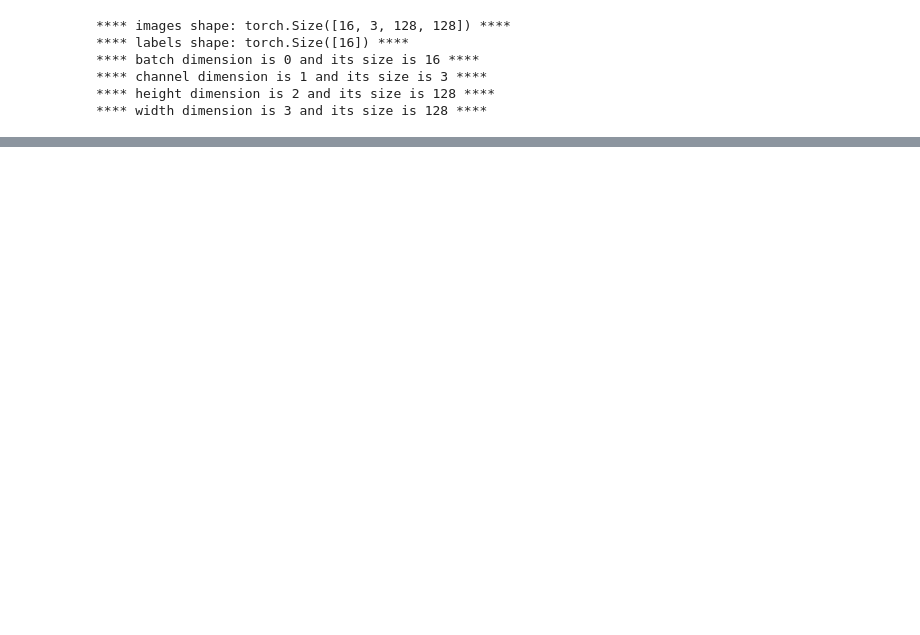
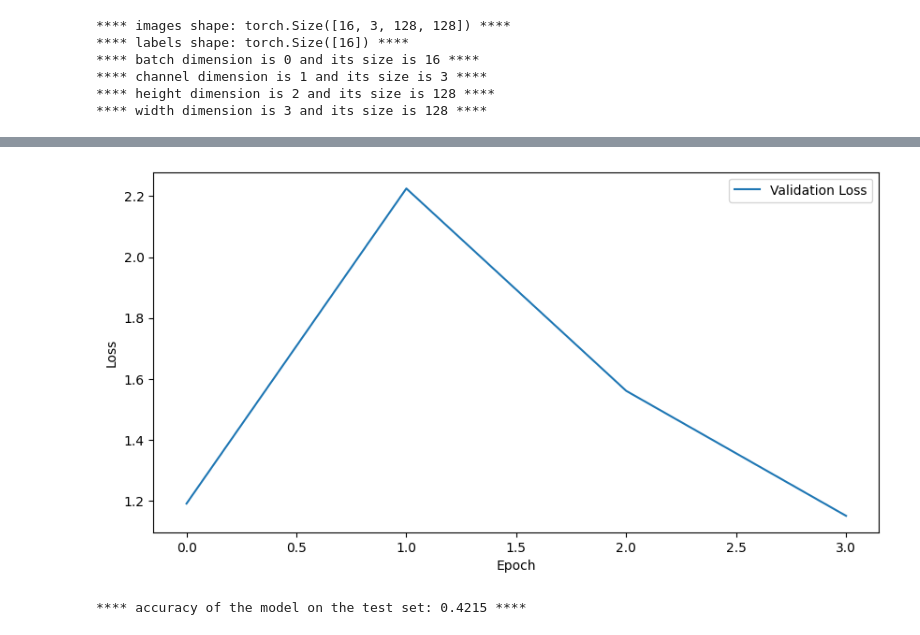
Before and after one commit to asuzukosi/deeplearning-reference, a Jupyter notebook: projects/alienclassifier/alien_dataset_test.ipynb, the cells around one changed output, grey strips where cells are left out. Drawn from its saved outputs; the diff is of its cells as text; code cells hidden in the pictures; blank space fills up the shorter version.

```diff
--- a/projects/alienclassifier/alien_dataset_test.ipynb
+++ b/projects/alienclassifier/alien_dataset_test.ipynb
@@ -106,0 +229,24 @@ print(f"**** width dimension is {width_dimension} and its size is {width_dimensi
+# %%
+plt.figure(figsize=(10, 5))
+plt.plot(val_losses, label='Validation Loss')
+plt.xlabel('Epoch')
+plt.ylabel('Loss')
+plt.legend()
+plt.show()
+# %% [output]
+[figure, added]
+# %%
+# calculate the accuracy of the model
+correct = 0
+total = 0
+with torch.no_grad():
+    for data, target in test_loader:
+        output = model(data)
+        _, pred = output.max(1)
+        total += target.size(0)
+        correct += (pred == target).sum().item()
+
+accuracy = correct / total
+print(f"**** accuracy of the model on the test set: {accuracy:.4f} ****")
+# %% [output]
+**** accuracy of the model on the test set: 0.4215 ****
```
Also changed, not shown: parts of 12 cells of this notebook, 6 other files.
